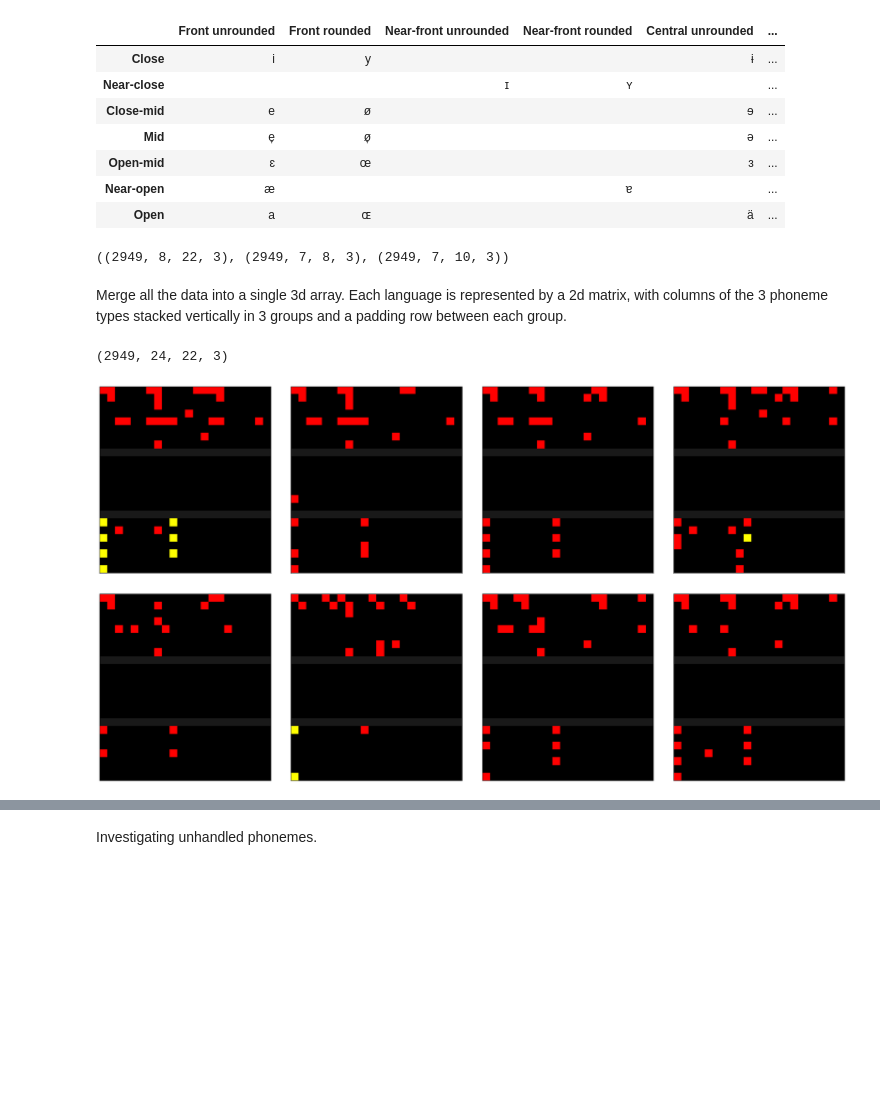
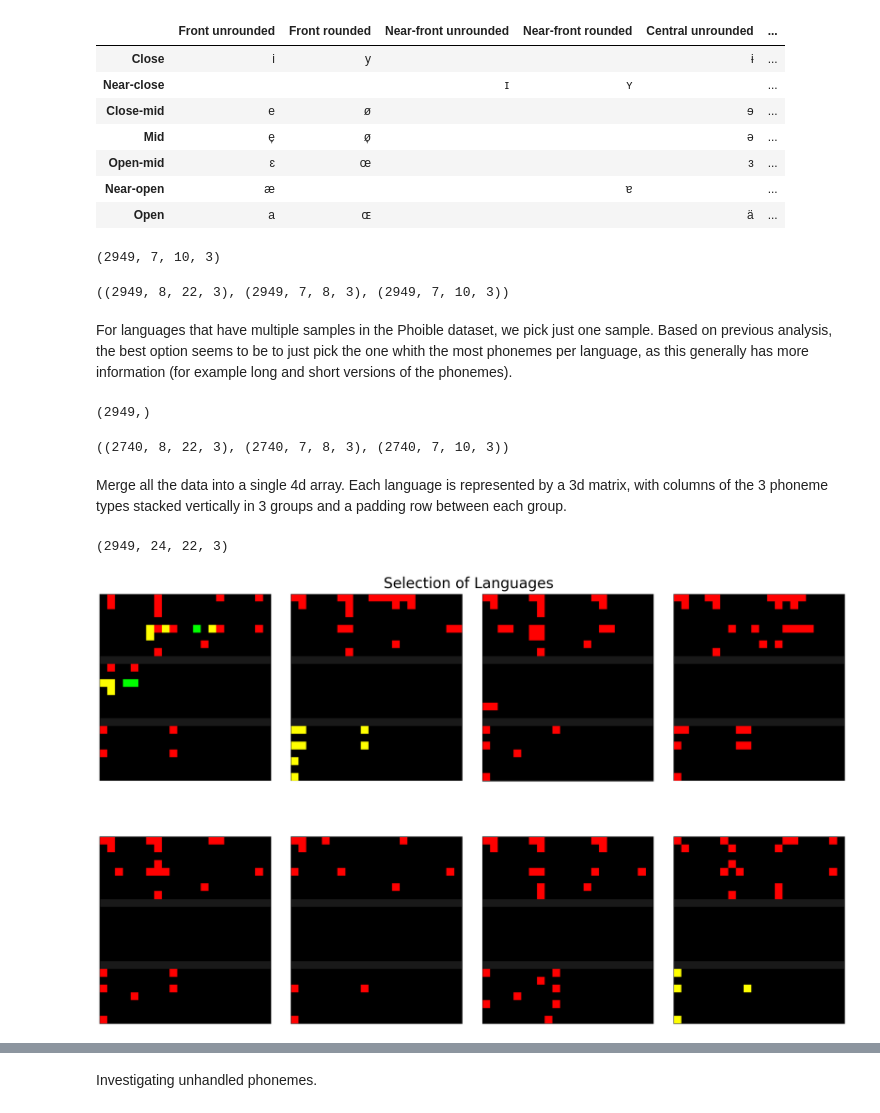
Before and after one commit to Pappa/conlanger, a Jupyter notebook: notebooks/prepare_phoible_data.ipynb, the cells around one changed output, grey strips where cells are left out. Saved outputs shown, nothing was run; the diff lists cells and outputs as text; code cells hidden in the pictures; blank space fills up the shorter version.

Commit message:
Merged notebooks

```diff
--- a/notebooks/prepare_phoible_data.ipynb
+++ b/notebooks/prepare_phoible_data.ipynb
@@ -16,6 +16,7 @@ if not Path(phobile_file_path).exists():
             fh.write(data)
 # %%
 import matplotlib.pyplot as plt
+
 %matplotlib inline
 import pandas as pd
 import numpy as np
@@ -24,15 +25,18 @@ phoible_df = pd.read_csv(phobile_file_path, encoding="utf-8", engine="python")
 
 print(phoible_df.shape)
 
-lang_by_dialect_df = (phoible_df[["LanguageName", "SpecificDialect", "Phoneme"]]
-                         .fillna({"SpecificDialect": "none"})
-                         .groupby(["LanguageName", "SpecificDialect"]))
+lang_by_dialect_df = (
+    phoible_df[["LanguageName", "SpecificDialect", "Phoneme"]]
+    .fillna({"SpecificDialect": "none"})
+    .groupby(["LanguageName", "SpecificDialect"])
+)
 
-language_names = (phoible_df[["LanguageName", "SpecificDialect"]]
-                         .drop_duplicates()
-                         .reset_index(drop=True)
-                         .to_numpy())
-np.save("./data/language_names.npy", language_names)
+language_names = (
+    phoible_df[["LanguageName", "SpecificDialect"]]
+    .drop_duplicates()
+    .reset_index(drop=True)
+    .to_numpy()[:, 0]
+)
 
 num_lang = len(lang_by_dialect_df)
 # %% [output]
@@ -119,9 +122,12 @@ cons_npl_df
 | Implosive Voiced | ɓ | ɗ | ᶑ | ʄ | ɠ | ʛ |  |  |
 | Implosive Voiceless | ɓ̥ | ɗ̥ | ᶑ̥ | ʄ̥ | ɠ̊ | ʛ̥ |  |  |
 # %%
-cons_npl_npy = np.stack(lang_by_dialect_df.apply(create_symbol_matrix(cons_npl_df), include_groups=False).to_numpy())
+cons_npl_npy = np.stack(
+    lang_by_dialect_df.apply(
+        create_symbol_matrix(cons_npl_df), include_groups=False
+    ).to_numpy()
+)
 assert cons_npl_npy.shape == (num_lang, *cons_npl_df.shape, 3)
-np.save("./data/consonants_non_plumonic.npy", cons_npl_npy)
 cons_npl_npy.shape
 # %% [output]
 (2949, 7, 8, 3)
@@ -147,12 +153,44 @@ vowels_df
 | Near-open | æ |  |  | ɐ |  | ... |
 | Open | a | ɶ |  |  | ä | ... |
 # %%
-vowels_npy = np.stack(lang_by_dialect_df.apply(create_symbol_matrix(vowels_df), include_groups=False).to_numpy())
+vowels_npy = np.stack(
+    lang_by_dialect_df.apply(
+        create_symbol_matrix(vowels_df), include_groups=False
+    ).to_numpy()
+)
 assert vowels_npy.shape == (num_lang, *vowels_df.shape, 3)
-np.save("./data/vowels.npy", vowels_npy)
+vowels_npy.shape
+# %% [output]
+(2949, 7, 10, 3)
 # %%
 assert cons_pl_npy.shape[0] == cons_npl_npy.shape[0] == vowels_npy.shape[0]
 
 (cons_pl_npy.shape, cons_npl_npy.shape, vowels_npy.shape)
 # %% [output]
 ((2949, 8, 22, 3), (2949, 7, 8, 3), (2949, 7, 10, 3))
+# %% [markdown]
+For languages that have multiple samples in the Phoible dataset, we pick just one sample. Based on previous analysis, the best option seems to be to just pick the one whith the most phonemes per language, as this generally has more information (for example long and short versions of the phonemes).
+# %%
+unique_names = np.unique(language_names)
+print(language_names.shape)
+
+cons_pl_selected = np.array(
+    [cons_pl_npy[language_names == name].max(axis=0) for name in unique_names]
+)
+cons_npl_selected = np.array(
+    [cons_npl_npy[language_names == name].max(axis=0) for name in unique_names]
+)
+vowels_selected = np.array(
+    [vowels_npy[language_names == name].max(axis=0) for name in unique_names]
+)
+
+# sense check
+for name in unique_names:
+    assert cons_pl_npy[language_names == name].shape[1:] == cons_pl_selected.shape[1:]
+    assert cons_npl_npy[language_names == name].shape[1:] == cons_npl_selected.shape[1:]
+    assert vowels_npy[language_names == name].shape[1:] == vowels_selected.shape[1:]
+
+cons_pl_selected.shape, cons_npl_selected.shape, vowels_selected.shape
+# %% [output]
+(2949,)
+((2740, 8, 22, 3), (2740, 7, 8, 3), (2740, 7, 10, 3))
@@ -159,5 +201,5 @@ assert cons_pl_npy.shape[0] == cons_npl_npy.shape[0] == vowels_npy.shape[0]
 # %% [markdown]
-Merge all the data into a single 3d array. Each language is represented by a 2d matrix, with columns of the 3 phoneme types stacked vertically in 3 groups and a padding row between each group.
+Merge all the data into a single 4d array. Each language is represented by a 3d matrix, with columns of the 3 phoneme types stacked vertically in 3 groups and a padding row between each group.
 # %%
 max_cols = max(cons_pl_npy.shape[2], cons_npl_npy.shape[2], vowels_npy.shape[2])
 max_value = max(np.max(cons_pl_npy), np.max(cons_npl_npy), np.max(vowels_npy))
@@ -191,30 +233,31 @@ language_phonemes_npy.shape
 # %%
 import matplotlib.pyplot as plt
 
 r, c = 2, 4
 
 gen = np.random.default_rng()
 samples = gen.choice(language_phonemes_npy, r * c, replace=False)
 
-fig, axs = plt.subplots(r, c, figsize=(22, 12), linewidth=10)
+fig, axs = plt.subplots(r, c, figsize=(22, 14), linewidth=10)
 fig.tight_layout()
 
 cnt = 0
 for i in range(r):
     for j in range(c):
         axs[i, j].imshow(
             samples[cnt],
-            cmap=plt.get_cmap("copper"),
+            cmap=plt.get_cmap("copper_r"),
             vmin=np.min(language_phonemes_npy),
             vmax=np.max(language_phonemes_npy),
         )
         axs[i, j].tick_params(
             left=False, right=False, labelleft=False, labelbottom=False, bottom=False
         )
         cnt += 1
 
+fig.suptitle("Selection of Languages", fontsize=30)
 plt.show()
 # %% [output]
-[figure, old version]
+[figure, new version]
 # %%
 np.save("./data/language_phonemes.npy", language_phonemes_npy)
```
Also changed, not shown: parts of 4 cells of this notebook, 9 other files.
